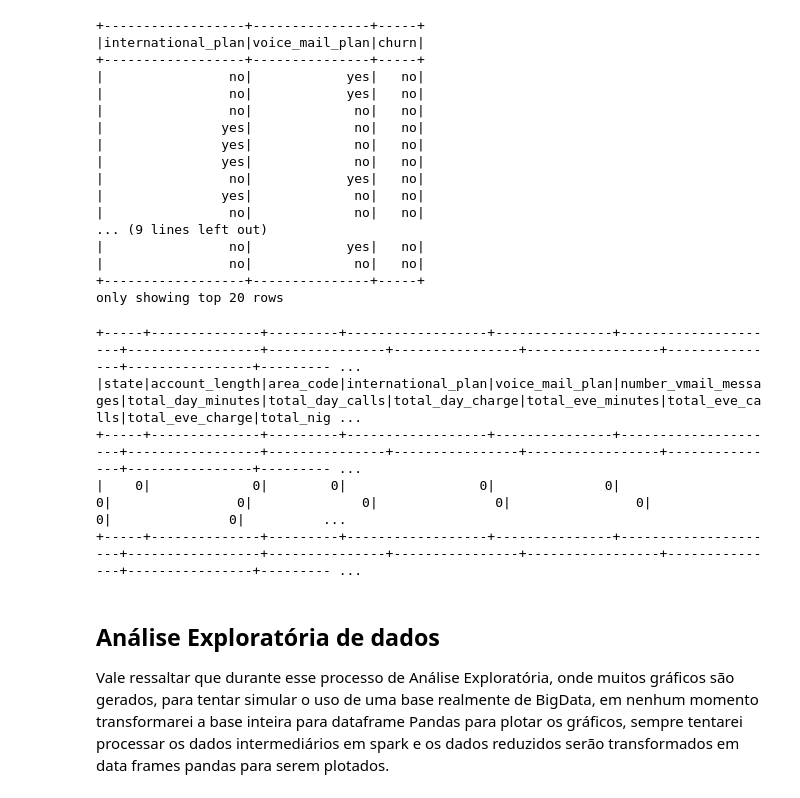
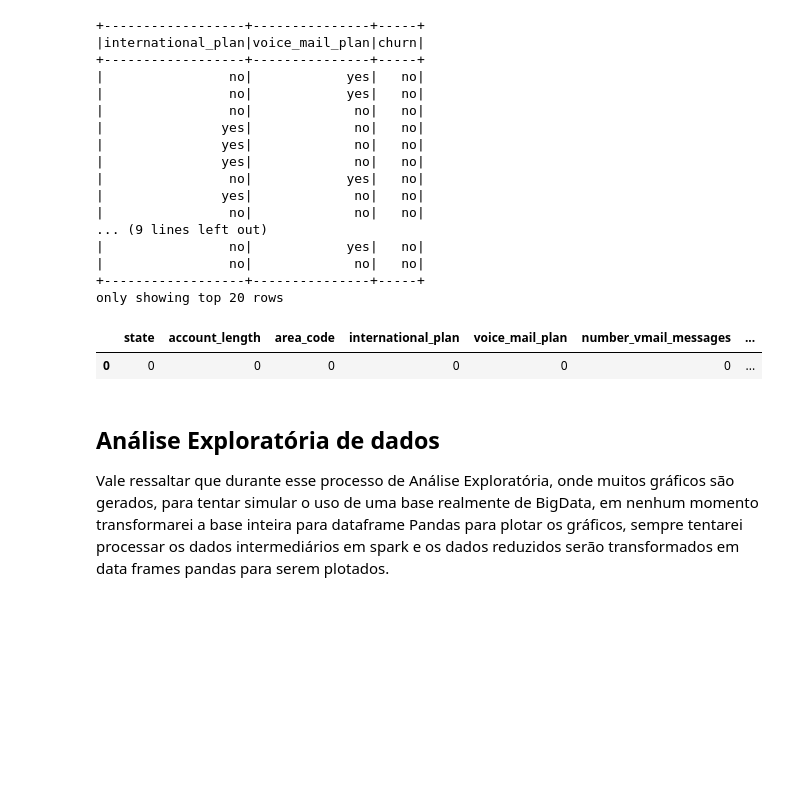
Before and after one commit to FernandoFaillaFoschiani/PySparkChurnAnalytics, a Jupyter notebook: ProjetoChurnAnalytics.ipynb, the cells around one changed output. Saved outputs shown, nothing was run; the diff lists cells and outputs as text; code cells hidden in the pictures; blank space fills up the shorter version.

```diff
--- a/ProjetoChurnAnalytics.ipynb
+++ b/ProjetoChurnAnalytics.ipynb
@@ -272,16 +299,13 @@ only showing top 20 rows
 # %%
 # Após transformações verificando o número de NaN, None ou Nulls de todas as colunas do dataframe
 from pyspark.sql.functions import col, isnan
 
-DFtreino.select([count(when(isnan(c) | col(c).isNull(), c)).alias(c) for c in DFtreino.columns ]).show()
+DFtreino.select([count(when(isnan(c) | col(c).isNull(), c)).alias(c) for c in DFtreino.columns ]).toPandas().head()
 
 #É identificado a inexistencia de valores ausentes
 # %% [output]
-+-----+--------------+---------+------------------+---------------+---------------------+-----------------+---------------+----------------+-----------------+---------------+----------------+--------- ...
-|state|account_length|area_code|international_plan|voice_mail_plan|number_vmail_messages|total_day_minutes|total_day_calls|total_day_charge|total_eve_minutes|total_eve_calls|total_eve_charge|total_nig ...
-+-----+--------------+---------+------------------+---------------+---------------------+-----------------+---------------+----------------+-----------------+---------------+----------------+--------- ...
-|    0|             0|        0|                 0|              0|                    0|                0|              0|               0|                0|              0|               0|          ...
-+-----+--------------+---------+------------------+---------------+---------------------+-----------------+---------------+----------------+-----------------+---------------+----------------+--------- ...
+|  | state | account_length | area_code | international_plan | voice_mail_plan | number_vmail_messages | ... |
+| 0 | 0 | 0 | 0 | 0 | 0 | 0 | ... |
 # %% [markdown]
 ## Análise Exploratória de dados
 
```
Also changed, not shown: parts of 34 cells of this notebook.
